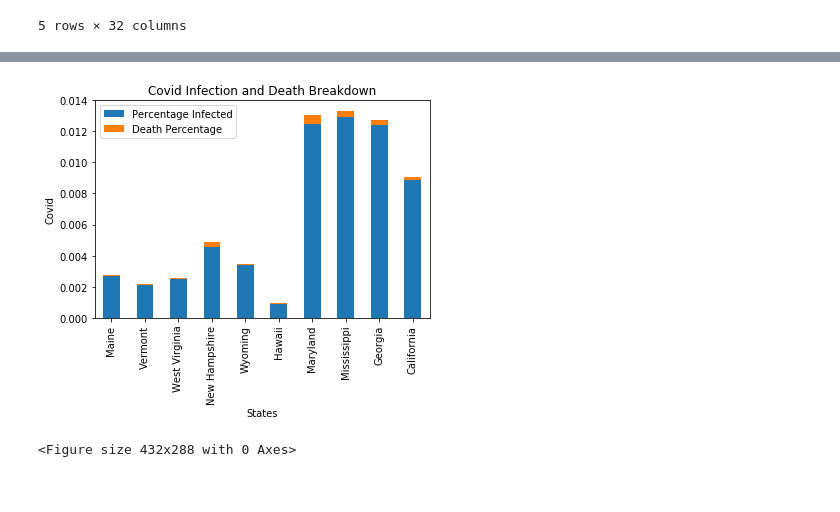
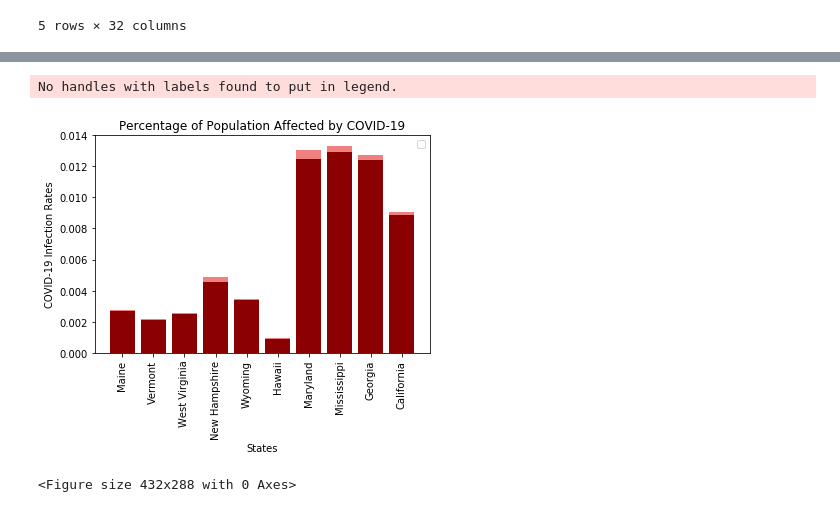
Before and after one commit to MBoerenko/Project1, a Jupyter notebook: CleanUp.ipynb, the cells around one changed output, grey strips where cells are left out. Drawn from its saved outputs; the diff is of its cells as text; code cells hidden in the pictures.

```diff
--- a/CleanUp.ipynb
+++ b/CleanUp.ipynb
@@ -198,28 +192,40 @@ racial_breakdown_df
 # %%
 #Bar chart for COVID-19 infection rates breakdown by state
 
 #Determine % of population infected
 percentage_infected = racial_breakdown_df["Cases_Total"] / racial_breakdown_df["Population"]
 racial_breakdown_df["Percentage Infected"] = percentage_infected
 
 #Determine % of deaths
 percentage_died = racial_breakdown_df["Deaths_Total"] / racial_breakdown_df["Population"]
 racial_breakdown_df["Death Percentage"] = percentage_died
 
 covid_breakdown_bar = racial_breakdown_df[["State", "Percentage Infected", "Death Percentage"]]
 states = covid_breakdown_bar["State"]
 covid_breakdown_bar = covid_breakdown_bar.set_index(states)
 
-covid_breakdown_bar.plot(kind="bar", stacked=True)
+#Plot chart using madplotlib
+A = covid_breakdown_bar["Percentage Infected"]
+B = covid_breakdown_bar["Death Percentage"]
+
+X = covid_breakdown_bar["State"]
+
+plt.bar(X, A, color = 'darkred')
+plt.bar(X, B, color = 'lightcoral', bottom = A)
+plt.xticks(rotation='vertical')
+
+#covid_breakdown_bar.plot(kind="bar", stacked=True, alpha=0.4)
 
 # Chart our data, give it a title, and label the axes
 plt.xlabel("States")
-plt.ylabel("Covid")
-plt.title("Covid Infection and Death Breakdown")
-plt.legend()
+plt.ylabel("COVID-19 Infection Rates")
+plt.title("Percentage of Population Affected by COVID-19")
+plt.legend(loc='best')
 
 plt.show()
 plt.tight_layout()
+plt.savefig("Charts/%_Population_COVID_barchart.png")
 # %% [output]
+No handles with labels found to put in legend.
-[figure, old version]
+[figure, new version]
-<Figure size 432x288 with 0 Axes>
+<Figure size 432x288 with 0 Axes>
```
Also changed, not shown: parts of 7 cells of this notebook, 4 other files.
